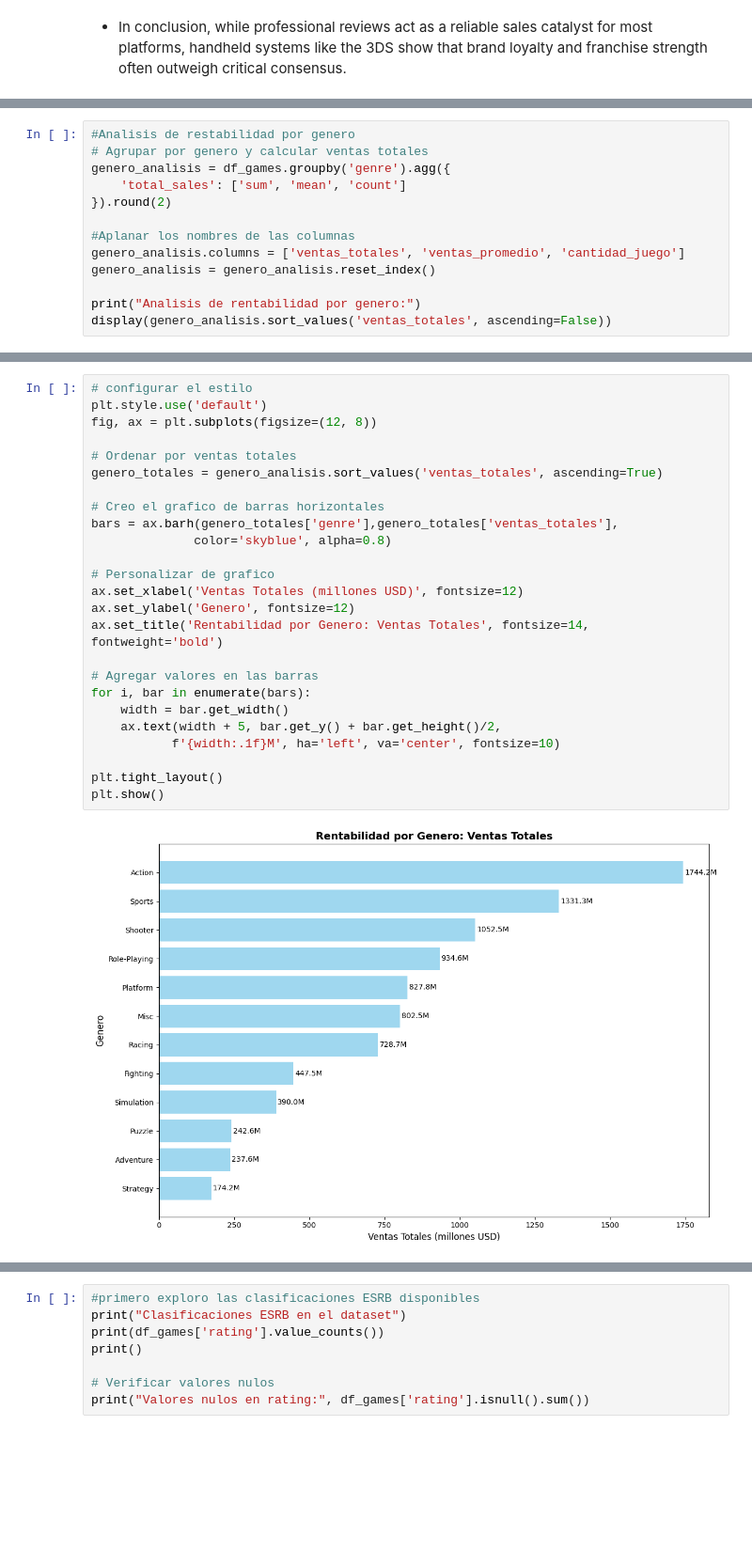
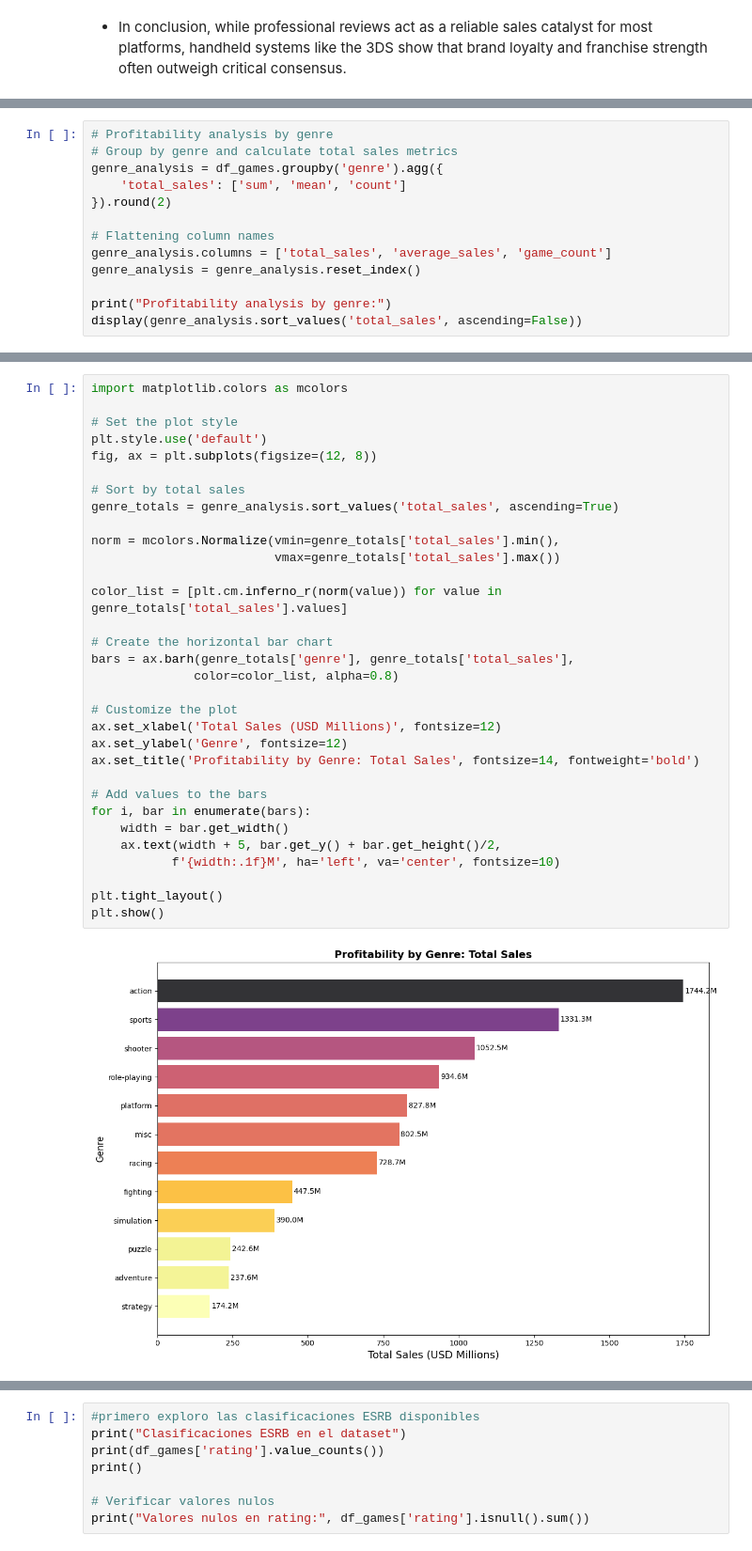
Before and after one commit to juliethrodri24-web/analisis_ventas_videojuegos_tienda, a Jupyter notebook: notebook.ipynb, the cells around one changed output, grey strips where cells are left out. Shown at 94% size. Drawn from its saved outputs; the diff is of its cells as text; blank space fills up the shorter version.

```diff
--- a/notebook.ipynb
+++ b/notebook.ipynb
@@ -1239,15 +1249,15 @@ Adventure       0.182341
 Name: total_sales, dtype: float64
 # %%
-#Analisis de restabilidad por genero
-# Agrupar por genero y calcular ventas totales
-genero_analisis = df_games.groupby('genre').agg({
+# Profitability analysis by genre
+# Group by genre and calculate total sales metrics
+genre_analysis = df_games.groupby('genre').agg({
     'total_sales': ['sum', 'mean', 'count']
 }).round(2)
 
-#Aplanar los nombres de las columnas
-genero_analisis.columns = ['ventas_totales', 'ventas_promedio', 'cantidad_juego']
-genero_analisis = genero_analisis.reset_index()
+# Flattening column names
+genre_analysis.columns = ['total_sales', 'average_sales', 'game_count']
+genre_analysis = genre_analysis.reset_index()
 
-print("Analisis de rentabilidad por genero:")
-display(genero_analisis.sort_values('ventas_totales', ascending=False))
+print("Profitability analysis by genre:")
+display(genre_analysis.sort_values('total_sales', ascending=False))
 # %% [output]
@@ -1268,28 +1278,35 @@ Analisis de rentabilidad por genero:
 # %%
-# configurar el estilo
+import matplotlib.colors as mcolors
+
+# Set the plot style
 plt.style.use('default')
 fig, ax = plt.subplots(figsize=(12, 8))
 
-# Ordenar por ventas totales
-genero_totales = genero_analisis.sort_values('ventas_totales', ascending=True)
+# Sort by total sales
+genre_totals = genre_analysis.sort_values('total_sales', ascending=True)
 
-# Creo el grafico de barras horizontales
-bars = ax.barh(genero_totales['genre'],genero_totales['ventas_totales'],
-              color='skyblue', alpha=0.8)
+norm = mcolors.Normalize(vmin=genre_totals['total_sales'].min(),
+                         vmax=genre_totals['total_sales'].max())
 
-# Personalizar de grafico
-ax.set_xlabel('Ventas Totales (millones USD)', fontsize=12)
-ax.set_ylabel('Genero', fontsize=12)
-ax.set_title('Rentabilidad por Genero: Ventas Totales', fontsize=14, fontweight='bold')
+color_list = [plt.cm.inferno_r(norm(value)) for value in genre_totals['total_sales'].values]
 
-# Agregar valores en las barras
+# Create the horizontal bar chart
+bars = ax.barh(genre_totals['genre'], genre_totals['total_sales'],
+              color=color_list, alpha=0.8)
+
+# Customize the plot
+ax.set_xlabel('Total Sales (USD Millions)', fontsize=12)
+ax.set_ylabel('Genre', fontsize=12)
+ax.set_title('Profitability by Genre: Total Sales', fontsize=14, fontweight='bold')
+
+# Add values to the bars
 for i, bar in enumerate(bars):
     width = bar.get_width()
     ax.text(width + 5, bar.get_y() + bar.get_height()/2,
            f'{width:.1f}M', ha='left', va='center', fontsize=10)
 
 plt.tight_layout()
 plt.show()
 # %% [output]
-[figure, old version]
+[figure, new version]
 # %%
```
Also changed, not shown: parts of 12 cells of this notebook.
